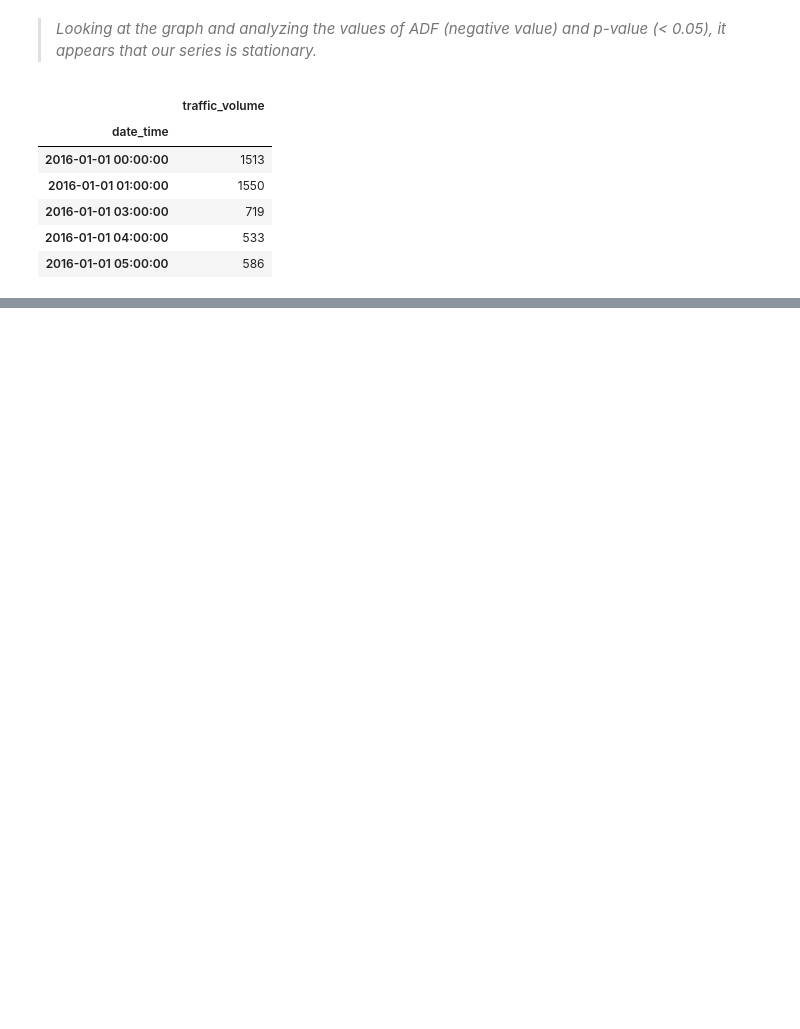
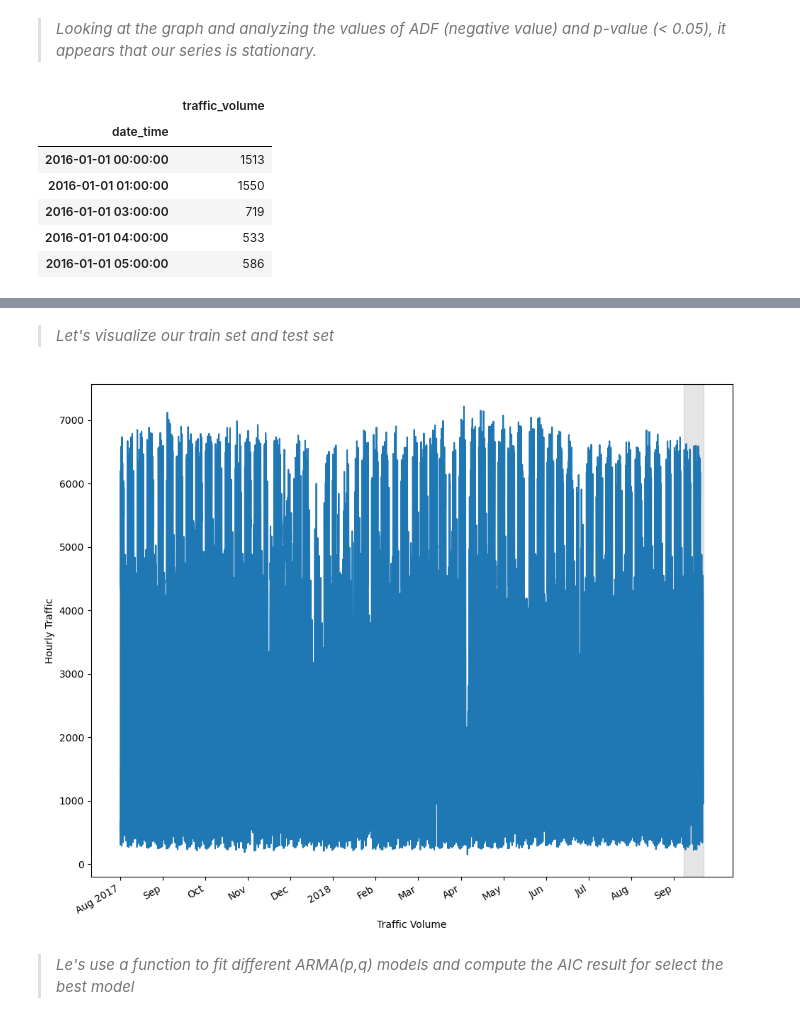
Before and after one commit to srcsergio/Machine-Learning-for-Business, a Jupyter notebook: MachineLearning_for_Business.ipynb, the cells around one changed output, grey strips where cells are left out. Saved outputs shown, nothing was run; the diff lists cells and outputs as text; code cells hidden in the pictures; blank space fills up the shorter version.

```diff
--- a/MachineLearning_for_Business.ipynb
+++ b/MachineLearning_for_Business.ipynb
@@ -265,6 +277,8 @@ df_clean.head()
 # %%
 df_clean = df_clean[['date_time', 'traffic_volume']]
 
+df_sample = df_clean[['date_time', 'traffic_volume']]
+
 df_clean.head()
 # %% [output]
 |  | date_time | traffic_volume |
@@ -388,0 +423,4 @@ p-value: 0.0
+# %%
+
+
+df_sample = df_sample.tail(10000)
@@ -388,0 +449,2 @@ p-value: 0.0
+# %%
+df_sample = df_sample.reset_index(drop=True)
@@ -388,0 +490,18 @@ p-value: 0.0
+# %% [markdown]
+> _Let's visualize our train set and test set_
+# %%
+fig, ax = plt.subplots(figsize=(10, 8))
+
+ax.plot(df_sample['traffic_volume'])
+ax.set_xlabel('Traffic Volume')
+ax.set_ylabel('Hourly Traffic')
+ax.axvspan(9664, 10000, color='#808080', alpha=0.2)
+
+plt.xticks(np.arange(0, 10000, 730),['Aug 2017', 'Sep', 'Oct', 'Nov', 'Dec', '2018', 'Feb', 'Mar', 'Apr', 'May', 'Jun', 'Jul', 'Aug', 'Sep'])
+
+fig.autofmt_xdate()
+plt.tight_layout()
+# %% [output]
+[figure, added]
+# %% [markdown]
+> _Le's use a function to fit different ARMA(p,q) models and compute the AIC result for select the best model_
```
Also changed, not shown: parts of 31 cells of this notebook.
